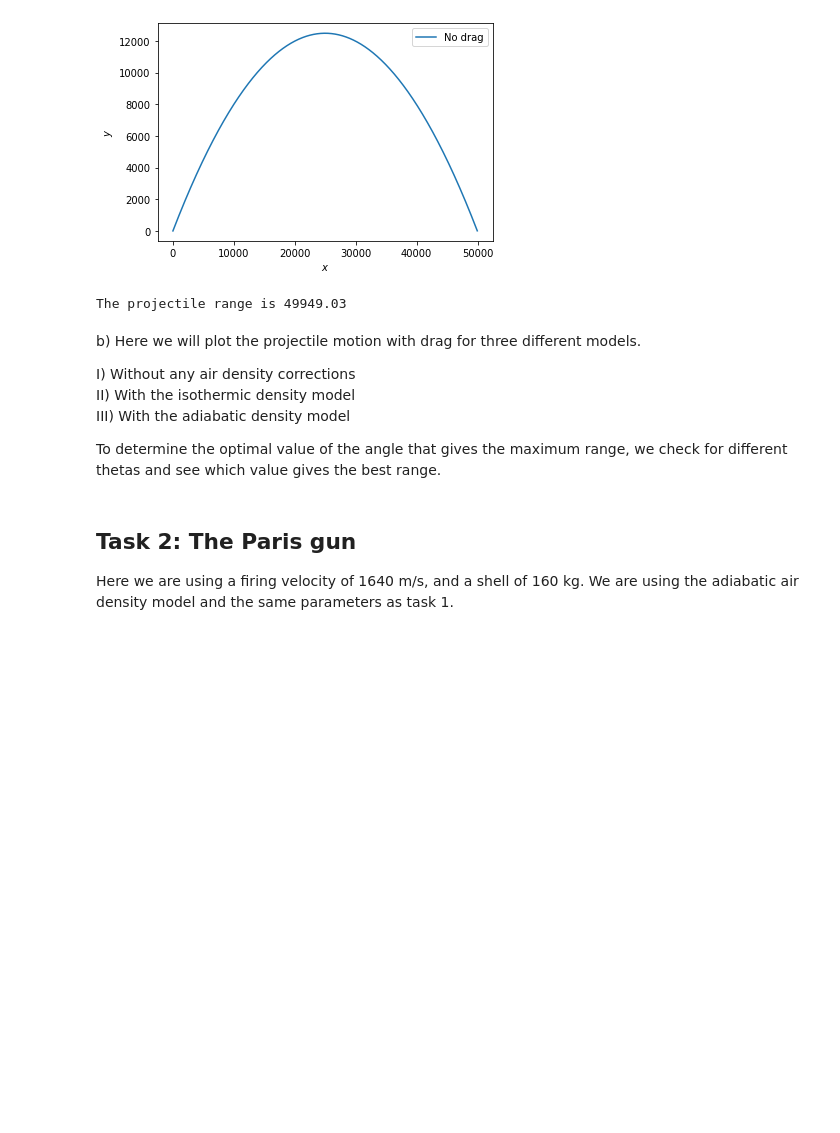
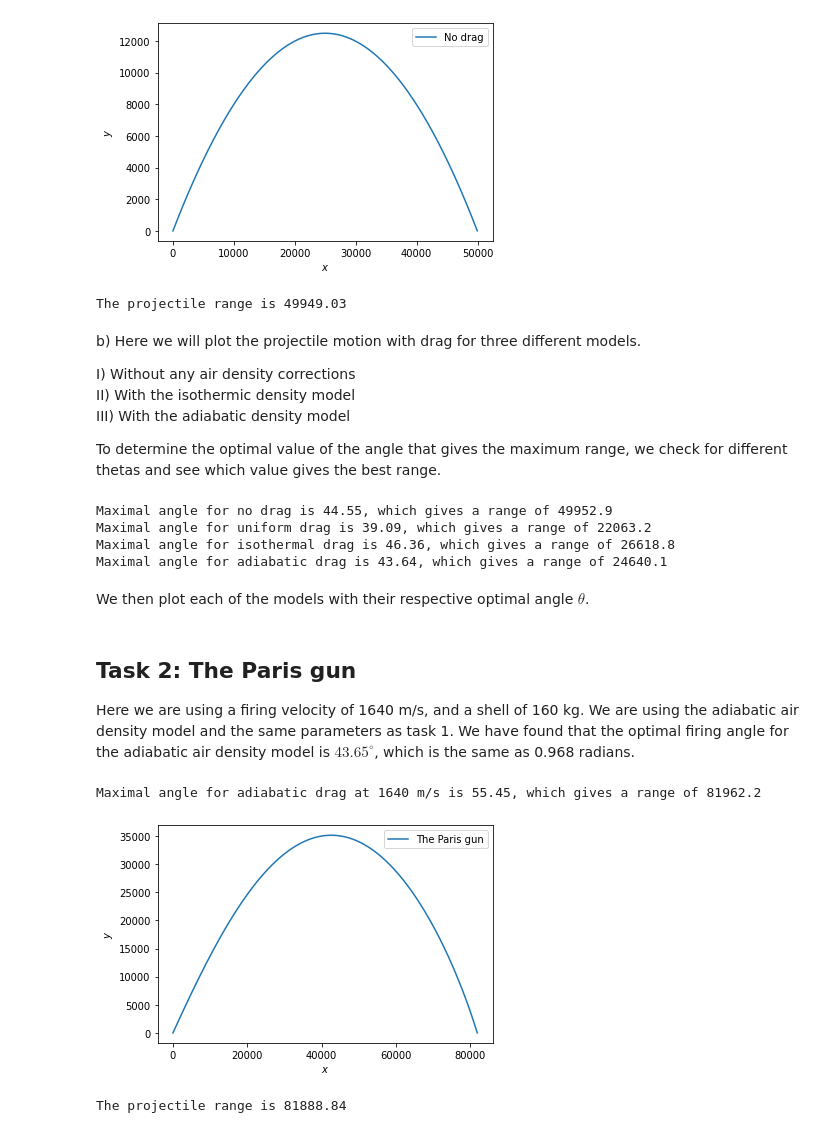
Before and after one commit to Inga-Konow/klasmek1, a Jupyter notebook: Assignment1.ipynb, the cells around one changed output. Drawn from its saved outputs; the diff is of its cells as text; code cells hidden in the pictures; blank space fills up the shorter version.

```diff
--- a/Assignment1.ipynb
+++ b/Assignment1.ipynb
@@ -116,7 +116,9 @@ def phase_derivative_uniform_drag(ph: Phase, t: float):
 	return phase_derivative_drag(ph, t)
 
 def phase_derivative_adiabatic_drag(ph: Phase, t: float):
-	drag_multiplier = (1-6.5e-3*ph.y/T0)**alfa
+	inside_constant=1-6.5e-3*ph.y/T0
+	inside_constant = max(inside_constant,0)
+	drag_multiplier = (inside_constant)**alfa
 	return phase_derivative_drag(ph, t, drag_multiplier)
 
 def phase_prime_method(drag_type:Drag_type=Drag_type.NODRAG):
@@ -198,7 +200,61 @@ II) With the isothermic density model
 III) With the adiabatic density model
 
 To determine the optimal value of the angle that gives the maximum range, we check for different thetas and see which value gives the best range.
+# %%
+v = 700
+crashes = []
+thetas = np.linspace(0,90,100)
+for drag_type in [Drag_type.NODRAG, Drag_type.UNIFORM,
+                    Drag_type.ISOTHERMAL, Drag_type.ADIABATIC]:
+    single_crash = []
+    for theta in thetas:
+        theta *= np.pi / 180
+        init_phase = Phase(0, 10, *polar_to_cartesian(v, theta))
+        sys = SYS(init_phase, 0, drag_type=drag_type)
+        sys.propagate_until_crash(y_floor=0, dt=1e-1)
+        single_crash.append(sys.crash_distance)
+    arg = np.argmax(single_crash)
+    print(f"Maximal angle for {drag_type.value.lower()} at 700 m/s is {thetas[arg]:.4g}, which gives a range of {single_crash[arg]:.6g}")
+# %% [output]
+Maximal angle for no drag is 44.55, which gives a range of 49952.9
+Maximal angle for uniform drag is 39.09, which gives a range of 22063.2
+Maximal angle for isothermal drag is 46.36, which gives a range of 26618.8
+Maximal angle for adiabatic drag is 43.64, which gives a range of 24640.1
+# %% [markdown]
+We then plot each of the models with their respective optimal angle $\theta$.
 # %% [markdown]
 ## Task 2: The Paris gun
 
-Here we are using a firing velocity of 1640 m/s, and a shell of 160 kg. We are using the adiabatic air density model and the same parameters as task 1.
+Here we are using a firing velocity of 1640 m/s, and a shell of 160 kg. We are using the adiabatic air density model and the same parameters as task 1. We have found that the optimal firing angle for the adiabatic air density model is $43.65^\circ$, which is the same as  0.968 radians.
+# %%
+v = 1640
+crashes = []
+thetas = np.linspace(0,90,100)
+single_crash = []
+for theta in thetas:
+    theta*= np.pi / 180
+    init_phase = Phase(0, 10, *polar_to_cartesian(v, theta))
+    sys = SYS(init_phase, 0, Drag_type.ADIABATIC)
+    sys.propagate_until_crash(y_floor=0, dt=1e-1)
+    single_crash.append(sys.crash_distance)
+arg = np.argmax(single_crash)
+print(f"Maximal angle for {drag_type.value.lower()} at 1640 m/s is {thetas[arg]:.4g}, which gives a range of {single_crash[arg]:.6g}")
+# %% [output]
+Maximal angle for adiabatic drag at 1640 m/s is 55.45, which gives a range of 81962.2
+# %%
+v = 1640
+fig, ax = plt.subplots(1,1)
+initial_phase = Phase(0, 0, *polar_to_cartesian(v, 55.45*np.pi/180))
+launch = SYS(initial_phase, drag_type=Drag_type.ADIABATIC)
+launch.propagate_until_crash(y_floor=0, dt=1e-3)
+phases = launch.phases
+xs, ys, vxs, vys = np.array(phases).T
+ax.plot(xs, ys, label="The Paris gun")
+ax.legend()
+ax.set_xlabel(r"$x$")
+ax.set_ylabel(r"$y$")
+plt.show()
+print(f"The projectile range is {launch.crash_distance:.7g}")
+# %% [output]
+[figure, added]
+The projectile range is 81888.84
```
